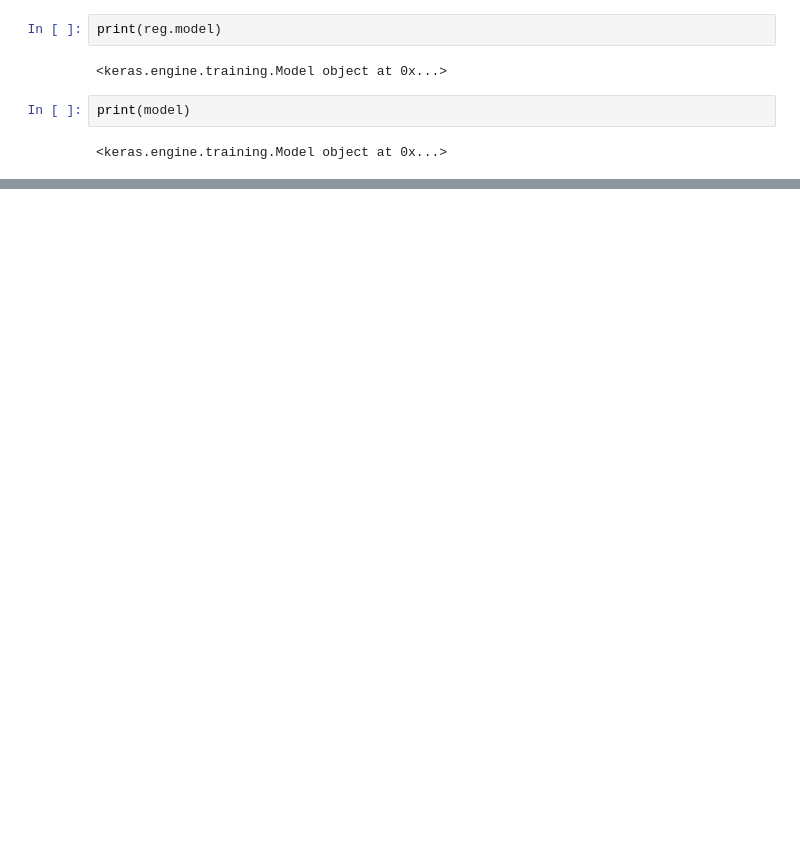
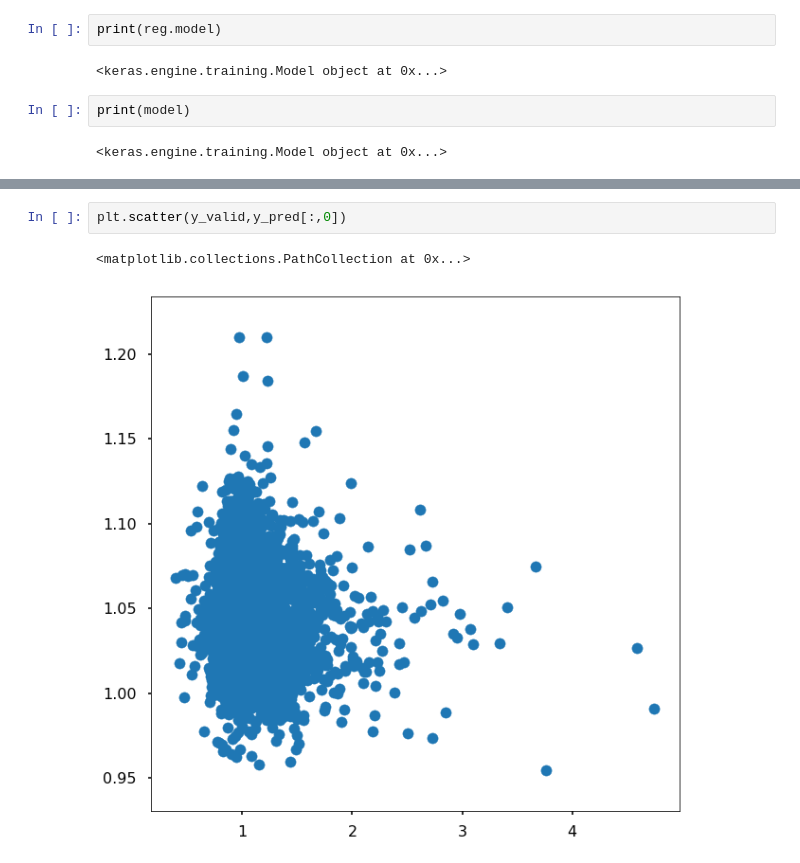
Before and after one commit to michelif/HHbbgg_ETH, a Jupyter notebook: bregression/notebooks/train_ffwd.ipynb, the cells around one changed output, grey strips where cells are left out. Drawn from its saved outputs; the diff is of its cells as text; blank space fills up the shorter version.

```diff
--- a/bregression/notebooks/train_ffwd.ipynb
+++ b/bregression/notebooks/train_ffwd.ipynb
@@ -126,0 +154,5 @@ print(model)
+# %%
+plt.scatter(y_valid,y_pred[:,0])
+# %% [output]
+<matplotlib.collections.PathCollection at 0x...>
+[figure, added]
```
Also changed, not shown: parts of 10 cells of this notebook, 7 other files.
